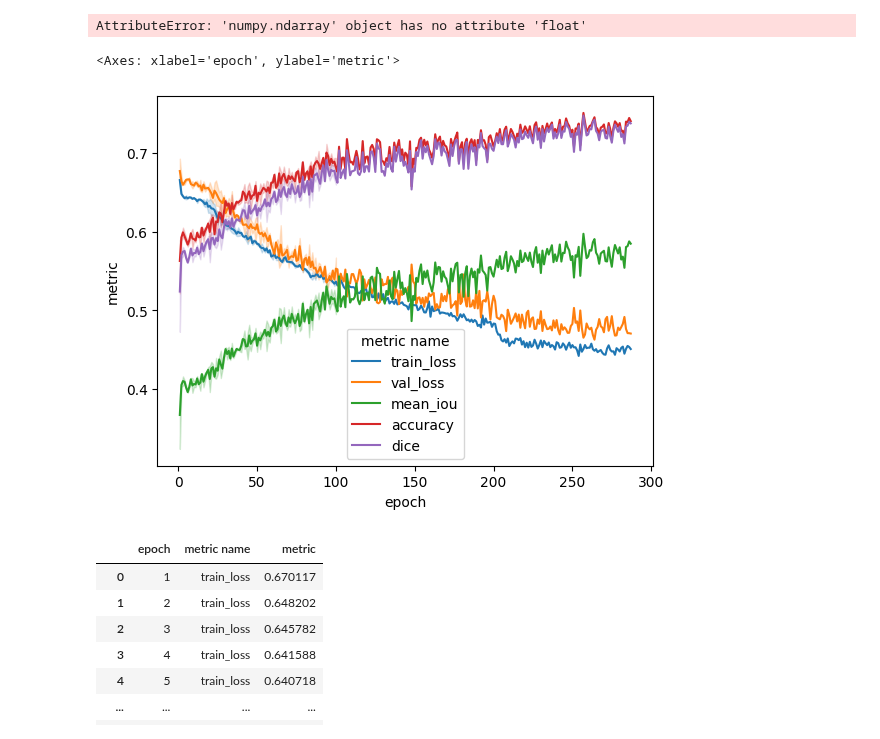
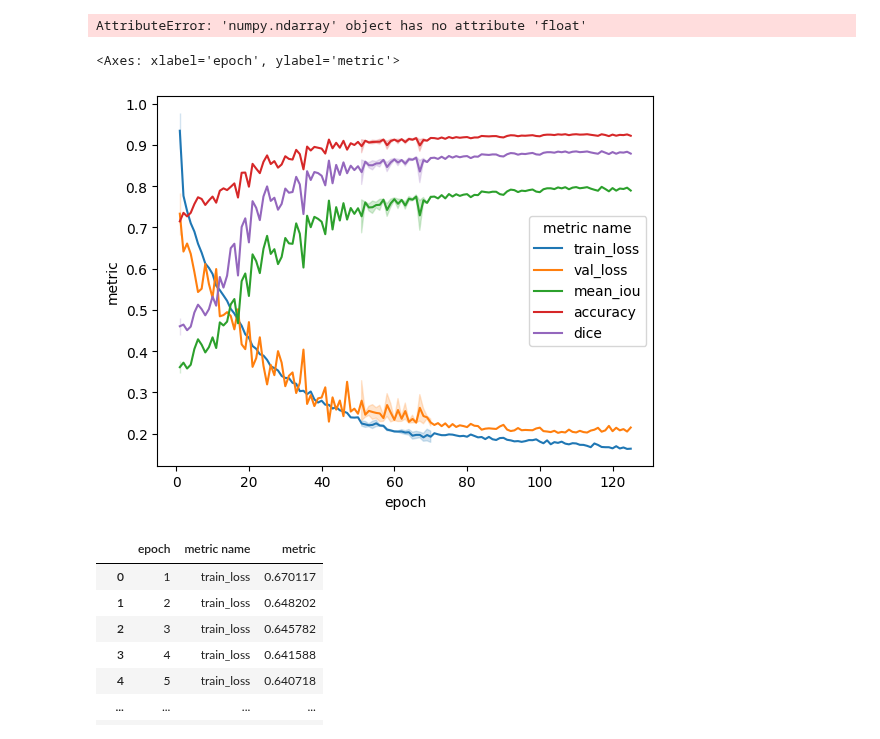
Before and after one commit to G30rg3ab/Computer-Vision-Project, a Jupyter notebook: playground.ipynb, the cells around one changed output. Drawn from its saved outputs; the diff is of its cells as text; code cells hidden in the pictures.

```diff
--- a/playground.ipynb
+++ b/playground.ipynb
@@ -216,13 +216,13 @@ AttributeError: 'numpy.ndarray' object has no attribute 'float'
 # %%
 import pandas as pd
 import matplotlib.pyplot as plt
 import seaborn as sns
-df = pd.read_csv('/Users/georgeboutselis/Downloads/training_log-10.csv')
+df = pd.read_csv('/Users/georgeboutselis/Downloads/training_log (13).csv')
 df = df.melt(id_vars= 'epoch', var_name='metric name', value_name='metric')
 sns.lineplot(x = 'epoch', y = 'metric', hue = 'metric name', data = df)
 # %% [output]
 <Axes: xlabel='epoch', ylabel='metric'>
-[figure, old version]
+[figure, new version]
 # %%
 df
 # %% [output]
```
Also changed, not shown: 3 other files.
